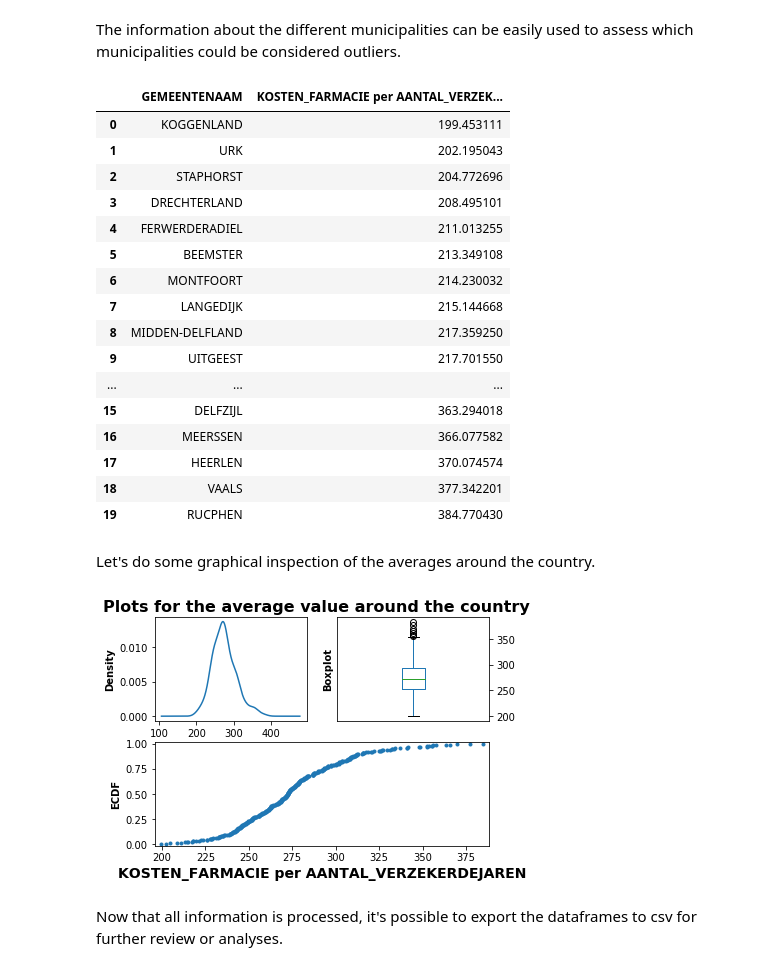
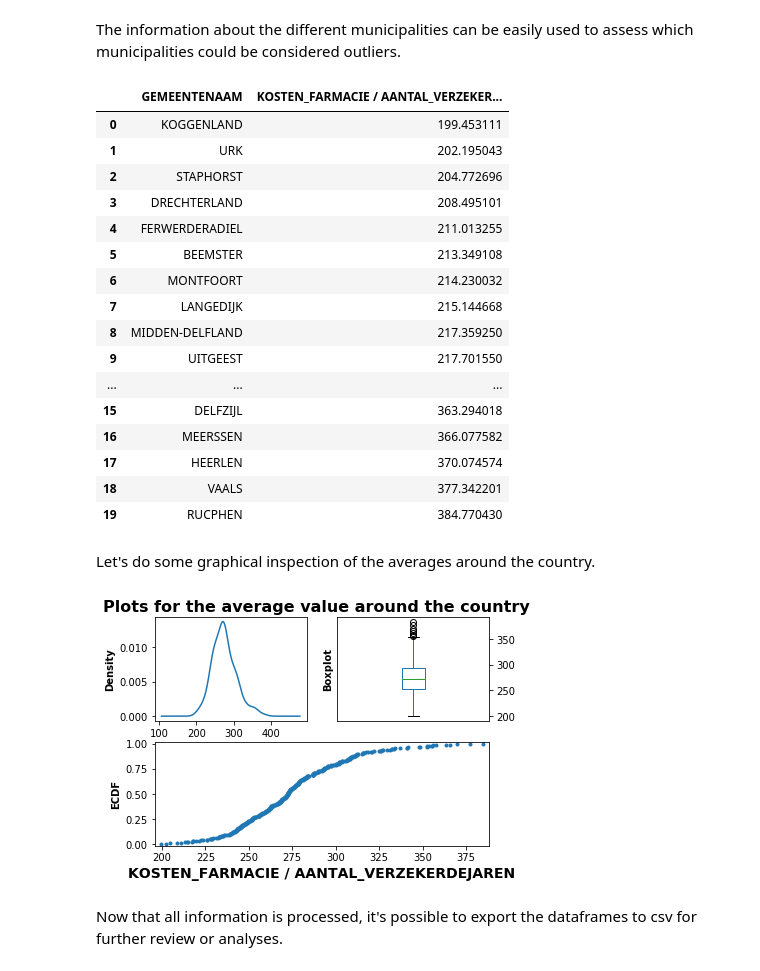
Before and after one commit to bokhove/Vektis, a Jupyter notebook: 1.Vektis Open data.ipynb, the cells around one changed output. Drawn from its saved outputs; the diff is of its cells as text; code cells hidden in the pictures.

```diff
--- a/1.Vektis Open data.ipynb
+++ b/1.Vektis Open data.ipynb
@@ -164,7 +164,7 @@ def processCountry(df, costAnalysis, perAnalysis):
     Returns:
         dataframe:the pandas DataFrame containing the requested information
     """
-    analysisColumnName = costAnalysis + ' per ' + perAnalysis
+    analysisColumnName = costAnalysis + ' / ' + perAnalysis
 
     # Calculate the overall mean of each municipality
     df_ret = df.pivot_table(index=['GEMEENTENAAM'], values=[costAnalysis, perAnalysis], aggfunc=sum)
@@ -295,11 +295,9 @@ def calculateOutliers(df, costAnalysis, perAnalysis):
         dataframe:the pandas DataFrame containing the requested information
     """
     if costAnalysis != '':
-        analysisColumnName = costAnalysis + ' per ' + perAnalysis
+        analysisColumnName = costAnalysis + ' / ' + perAnalysis
     else:
         analysisColumnName = perAnalysis
-
-    analyse_kolom = analyse_kosten + ' per ' + analyse_per
 
     p2_5, p97_5 = np.percentile(df[analysisColumnName],[2.5,97.5])
 
@@ -311,7 +309,7 @@ df_country_outliers = calculateOutliers(df_country, analyse_kosten, analyse_per)
 
 df_country_outliers
 # %% [output]
-|  | GEMEENTENAAM | KOSTEN_FARMACIE per AANTAL_VERZEK... |
+|  | GEMEENTENAAM | KOSTEN_FARMACIE / AANTAL_VERZEKER... |
 | 0 | KOGGENLAND | 199.453111 |
 | 1 | URK | 202.195043 |
 | 2 | STAPHORST | 204.772696 |
@@ -353,41 +351,41 @@ def plotSpreads(df, costAnalysis, perAnalysis):
         costAnalysis (str): determines which costs column will be analysed
         perAnalysis (str): the selected costs column will be normalized by dividing it by the indicated 'per' column (e.g. per 'AANTAL_VERZEKERDEJAREN')
     """
-    analysisColumnName = costAnalysis + ' per ' + perAnalysis
+    analysisColumnName = costAnalysis + ' / ' + perAnalysis
 
     fig = plt.figure()
     _ = fig.suptitle('Plots for the average value around the country', fontweight='bold', fontsize=16)
     gs = GridSpec(2, 2, figure = fig)
 
     ax1 = fig.add_subplot(gs[0, 0])
 
     # Probability Density Functions (PDF)
     _ = df[analysisColumnName].plot.kde(ax=ax1)
     _ = ax1.set_ylabel('Density', fontweight='bold')
 
     ax2 = fig.add_subplot(gs[0, 1])
     # Box plot
     _ = df[analysisColumnName].plot(ax=ax2, kind='box', showfliers=True)
     #_ = ax2.yaxis.set_label_position("right")
     _ = ax2.set_ylabel('Boxplot', fontweight='bold')
     _ = ax2.yaxis.tick_right()
     _ = ax2.set_xticks([])
 
     ax3 = fig.add_subplot(gs[1, :])
     # ECDF
     x,y = ecdf(df[analysisColumnName])
     _ = ax3.plot(x, y, marker='.', linestyle='none')
     _ = ax3.set_ylabel('ECDF', fontweight='bold')
     _ = ax3.margins(0.02) # Keeps data off plot edges
 
     _ = plt.subplots_adjust(top=0.92)
     _ = plt.xlabel(analysisColumnName, fontweight='bold', fontsize=14)
 
     plt.show()
 
 plotSpreads(df_country, analyse_kosten, analyse_per)
 # %% [output]
-[figure, old version]
+[figure, new version]
 # %% [markdown]
 Now that all information is processed, it's possible to export the dataframes to csv for further review or analyses.
 # %%
```
Also changed, not shown: parts of 10 cells of this notebook, 1 other file.
